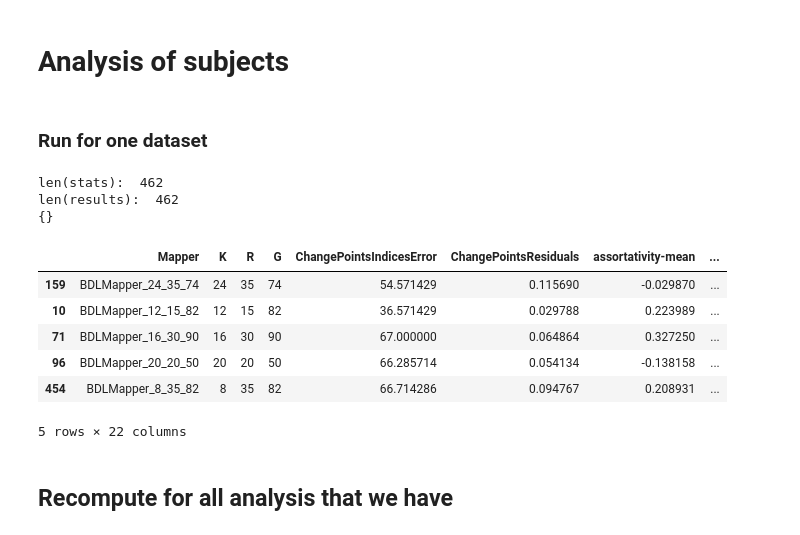
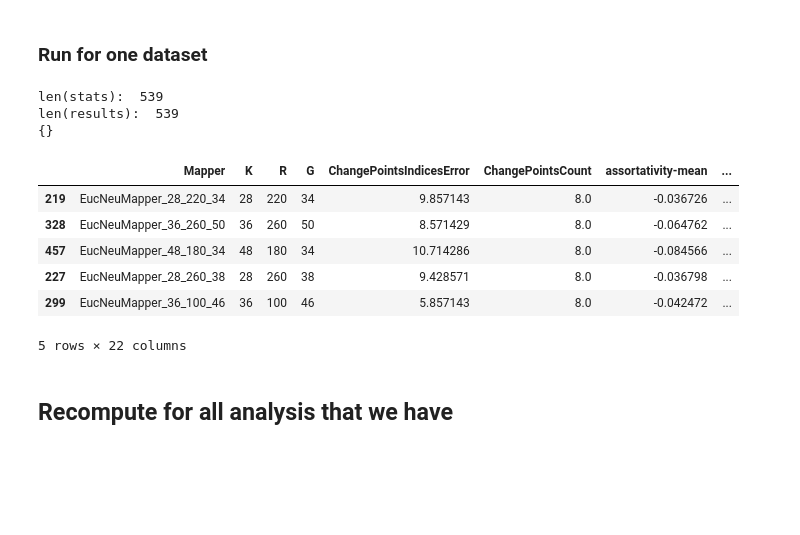
Before and after one commit to braindynamicslab/demapper, a Jupyter notebook: notebooks/evaluate_analysis_cme.ipynb, the cells around one changed output. Cells and saved outputs as stored; diff of their text form; code cells hidden in the pictures; blank space fills up the shorter version.

```diff
--- a/notebooks/evaluate_analysis_cme.ipynb
+++ b/notebooks/evaluate_analysis_cme.ipynb
@@ -300,63 +20,32 @@ def plot_limits(df, sbj_group_name, sbj_group, fixedV, indexV, colV, target_metr
-# %% [markdown]
-# Analysis of subjects
-# %%
-import os
-import csv
-from tqdm import tqdm
-
-sns.set(rc={'figure.facecolor':'white'})
-
-DATASETS = {
-    'cmev3': '/Users/dh/workspace/BDL/demapper/results/cme/mappers_cmev3.json',
-    'cmev4': '/Users/dh/workspace/BDL/demapper/results/cme/mappers_cmev4.json',
-}
-
-FILTERS = {}
-for k in DATASETS.keys():
-    if k.endswith('cmev1') or k.endswith('cmev3'):
-        FILTERS[k] = ['BDLMapper']
-    elif k.endswith('cmev2') or k.endswith('cmev4'):
-        FILTERS[k] = ['NeuMapper']
-
-def get_plot_columns(mapper_name):
-    if mapper_name == 'NeuMapper' or mapper_name == 'BDLMapper':
-        fixedV, indexV, colV = 'R', 'K', 'G' # Most informative
-    elif mapper_name == 'CustomBDLMapper' or mapper_name == 'CustomNeuMapper':
-        fixedV, indexV, colV = 'dist', ['G', 'K'], ['preptype', 'R', 'linkbins']
-    elif mapper_name == 'CMDSMapperNoKNN':
-        fixedV, indexV, colV = 'dist', ['G', 'linkbins'], ['preptype', 'R']
-    else:
-        raise Exception('Cannot find plot vars (for columns) for Mapper {}'.format(mapper_name))
-    return fixedV, indexV, colV
 # %% [markdown]
 ### Run for one dataset
 # %%
-PICKED_DATASET = 'cmev3'
+PICKED_DATASET = 'cmev4euc'
 
 datadir = DATASETS[PICKED_DATASET]
 stats_path = os.path.join(datadir, 'compute_stats-averaged.csv')
-results_path = os.path.join(datadir, 'degrees_TRs/combined-degrees_TRs.csv')
+results_path = os.path.join(datadir, 'compute_degrees_from_TCM/combined-compute_degrees_from_TCM.csv')
 
 filter_by = FILTERS[PICKED_DATASET][0]
-df, max_values = extract_dataset(stats_path, results_path, filter_by, has_sbj=False)
+df, max_values = extract_dataset(stats_path, results_path, filter_by, extract_params_f, has_sbj=False)
 
 resdir = datadir
 if len(FILTERS[PICKED_DATASET]) > 1:
     resdir = os.path.join(datadir, filter_by)
     os.makedirs(resdir, exist_ok=True)
 
 print(max_values)
 df.sample(5)
 # %% [output]
-len(stats):  462
-len(results):  462
+len(stats):  539
+len(results):  539
 {}
-|  | Mapper | K | R | G | ChangePointsIndicesError | ChangePointsResiduals | assortativity-mean | ... |
-| 159 | BDLMapper_24_35_74 | 24 | 35 | 74 | 54.571429 | 0.115690 | -0.029870 | ... |
-| 10 | BDLMapper_12_15_82 | 12 | 15 | 82 | 36.571429 | 0.029788 | 0.223989 | ... |
-| 71 | BDLMapper_16_30_90 | 16 | 30 | 90 | 67.000000 | 0.064864 | 0.327250 | ... |
-| 96 | BDLMapper_20_20_50 | 20 | 20 | 50 | 66.285714 | 0.054134 | -0.138158 | ... |
-| 454 | BDLMapper_8_35_82 | 8 | 35 | 82 | 66.714286 | 0.094767 | 0.208931 | ... |
+|  | Mapper | K | R | G | ChangePointsIndicesError | ChangePointsCount | assortativity-mean | ... |
+| 219 | EucNeuMapper_28_220_34 | 28 | 220 | 34 | 9.857143 | 8.0 | -0.036726 | ... |
+| 328 | EucNeuMapper_36_260_50 | 36 | 260 | 50 | 8.571429 | 8.0 | -0.064762 | ... |
+| 457 | EucNeuMapper_48_180_34 | 48 | 180 | 34 | 10.714286 | 8.0 | -0.084566 | ... |
+| 227 | EucNeuMapper_28_260_38 | 28 | 260 | 38 | 9.428571 | 8.0 | -0.036798 | ... |
+| 299 | EucNeuMapper_36_100_46 | 36 | 100 | 46 | 5.857143 | 8.0 | -0.042472 | ... |
 5 rows × 22 columns
 # %%
 
```
Also changed, not shown: parts of 19 cells of this notebook, 16 other files.
